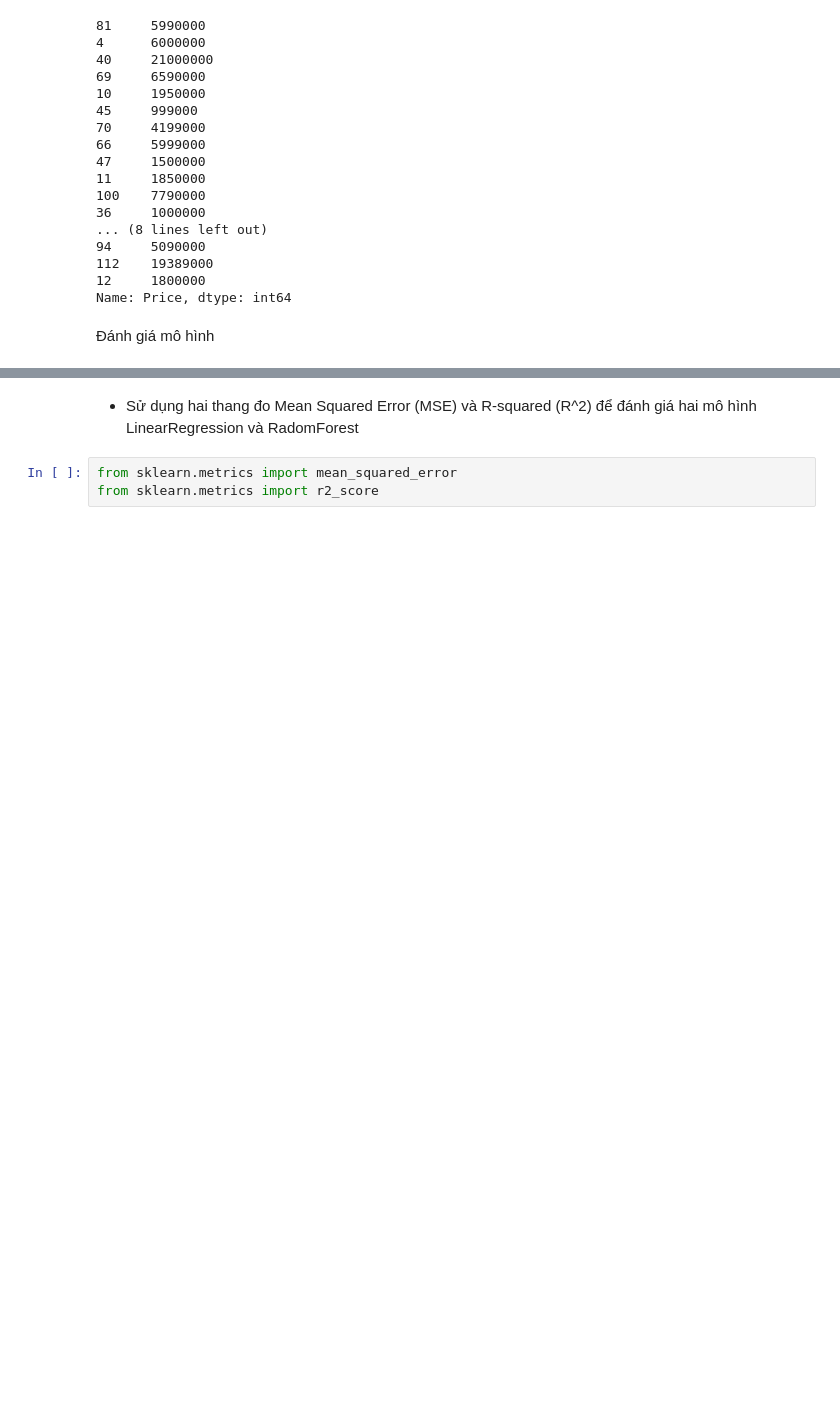
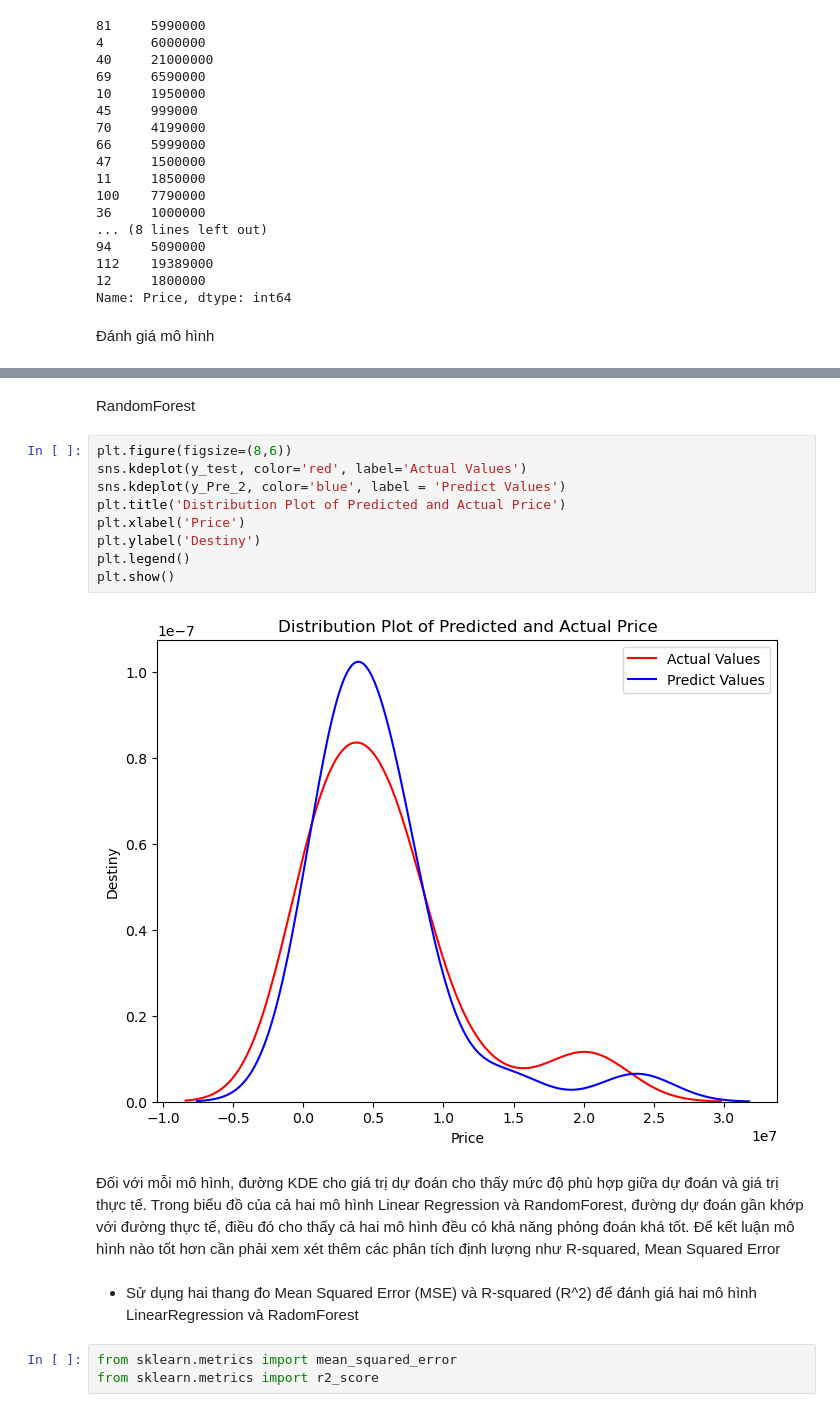
Before and after one commit to photonrays/Du_doan_gia_VGA, a Jupyter notebook: predict.ipynb, the cells around one changed output, grey strips where cells are left out. Drawn from its saved outputs; the diff is of its cells as text; blank space fills up the shorter version.

```diff
--- a/predict.ipynb
+++ b/predict.ipynb
@@ -184,3 +202,18 @@ Name: Price, dtype: int64
+# %% [markdown]
+RandomForest
+# %%
+plt.figure(figsize=(8,6))
+sns.kdeplot(y_test, color='red', label='Actual Values')
+sns.kdeplot(y_Pre_2, color='blue', label = 'Predict Values')
+plt.title('Distribution Plot of Predicted and Actual Price')
+plt.xlabel('Price')
+plt.ylabel('Destiny')
+plt.legend()
+plt.show()
+# %% [output]
+[figure, added]
+# %% [markdown]
+Đối với mỗi mô hình, đường KDE cho giá trị dự đoán cho thấy mức độ phù hợp giữa dự đoán và giá trị thực tế. Trong biểu đồ của cả hai mô hình Linear Regression và RandomForest, đường dự đoán gần khớp với đường thực tế, điều đó cho thấy cả hai mô hình đều có khả năng phỏng đoán khá tốt. Để kết luận mô hình nào tốt hơn cần phải xem xét thêm các phân tích định lượng  như R-squared, Mean Squared Error
 # %% [markdown]
 - Sử dụng hai thang đo Mean Squared Error (MSE) và R-squared (R^2) để đánh giá hai mô hình LinearRegression và RadomForest
 # %%
```
Also changed, not shown: parts of 12 cells of this notebook.
